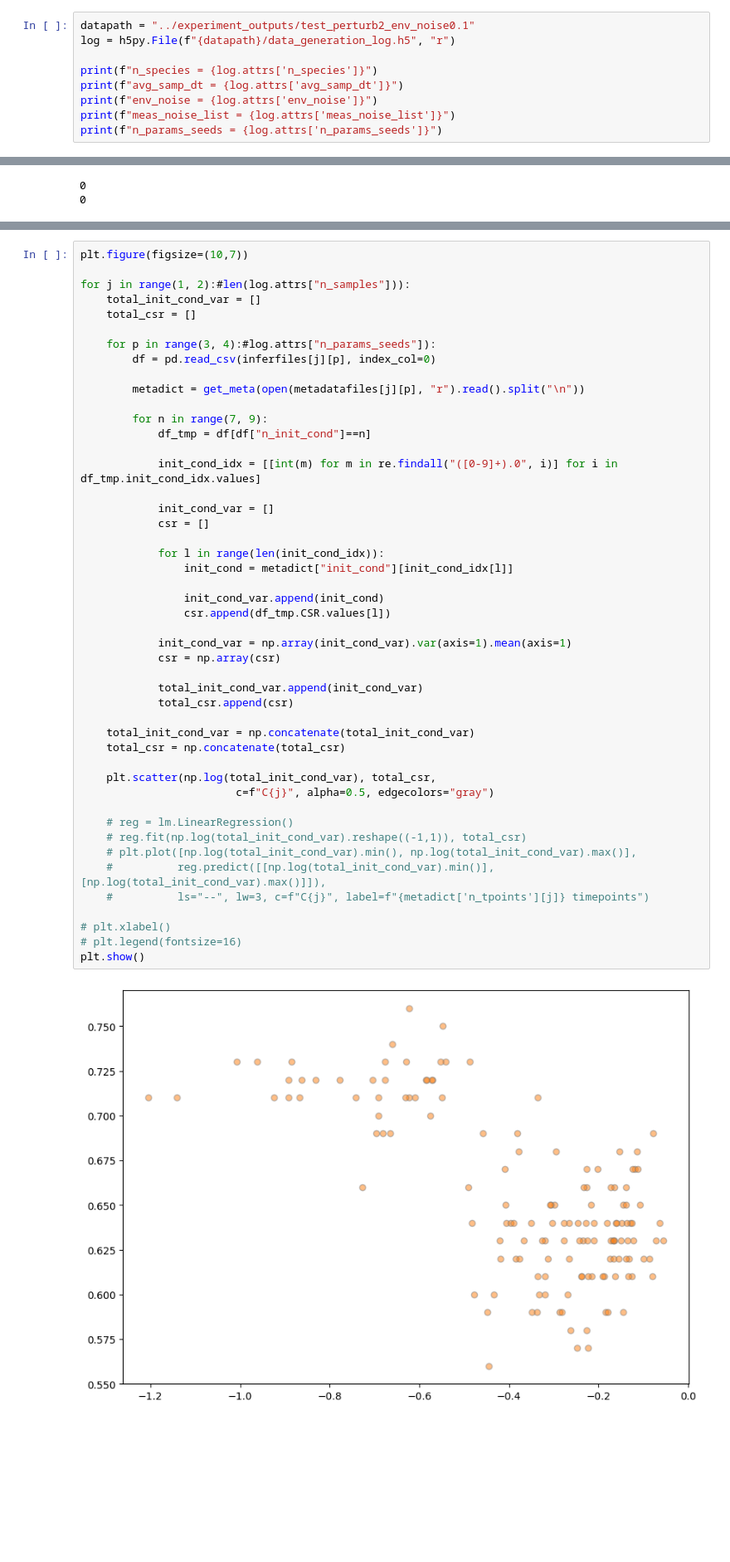
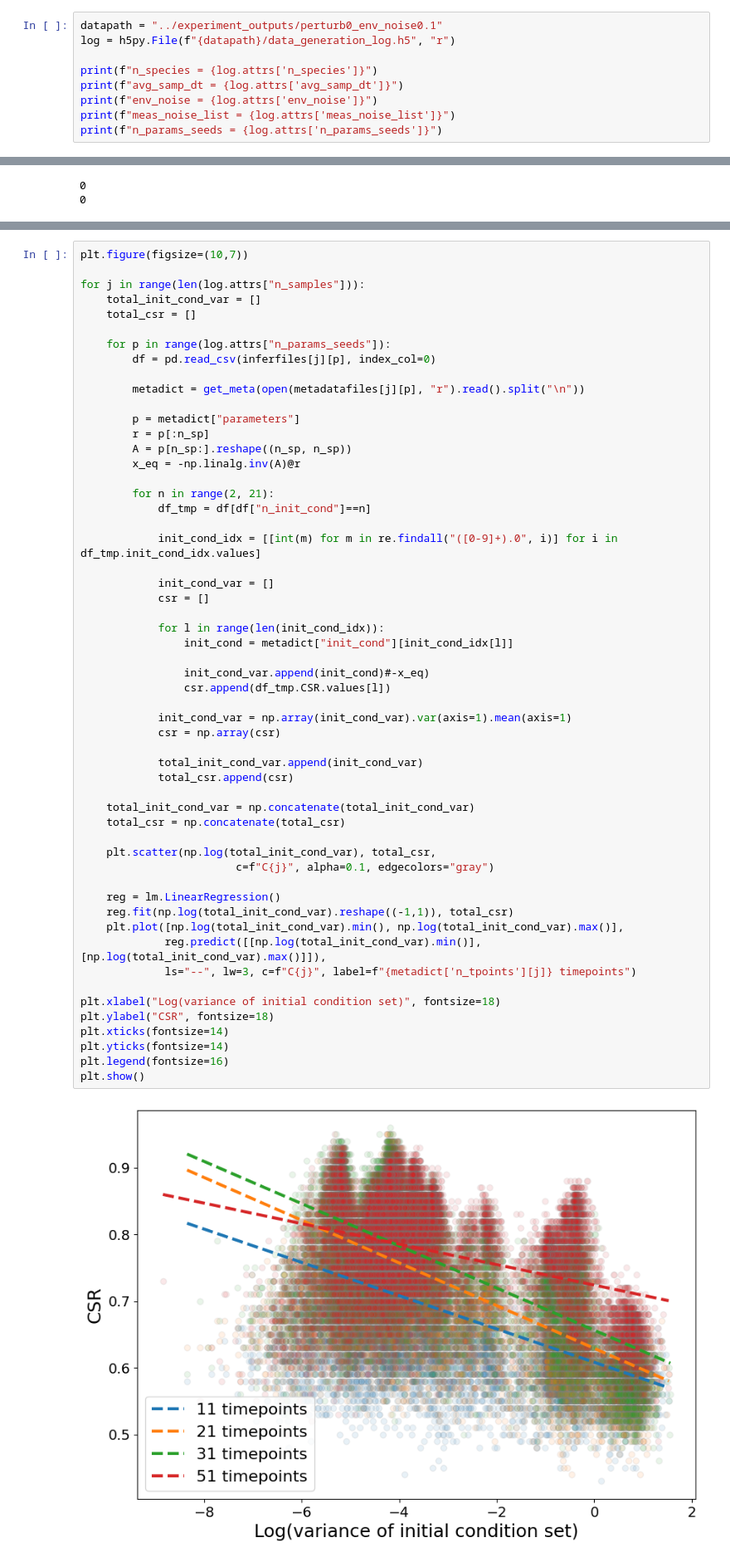
Before and after one commit to joaovaleriano/gLV_OED, a Jupyter notebook: notebooks/analysis_all_perturb.ipynb, the cells around one changed output, grey strips where cells are left out. Shown at 83% size. Cells and saved outputs as stored; diff of their text form; blank space fills up the shorter version.

```diff
--- a/notebooks/analysis_all_perturb.ipynb
+++ b/notebooks/analysis_all_perturb.ipynb
@@ -24,7 +22,7 @@ def natural_sort(l):
     alphanum_key = lambda key: [convert(c) for c in re.split('([0-9]+)', key)]
     return sorted(l, key=alphanum_key)
 # %%
-datapath = "../experiment_outputs/test_perturb2_env_noise0.1"
+datapath = "../experiment_outputs/perturb0_env_noise0.1"
 log = h5py.File(f"{datapath}/data_generation_log.h5", "r")
 
 print(f"n_species = {log.attrs['n_species']}")
@@ -332,52 +352,60 @@ len(df[df["n_init_cond"]==8])
 # %%
 plt.figure(figsize=(10,7))
 
-for j in range(1, 2):#len(log.attrs["n_samples"])):
+for j in range(len(log.attrs["n_samples"])):
     total_init_cond_var = []
     total_csr = []
 
-    for p in range(3, 4):#log.attrs["n_params_seeds"]):
+    for p in range(log.attrs["n_params_seeds"]):
         df = pd.read_csv(inferfiles[j][p], index_col=0)
 
         metadict = get_meta(open(metadatafiles[j][p], "r").read().split("\n"))
 
-        for n in range(7, 9):
+        p = metadict["parameters"]
+        r = p[:n_sp]
+        A = p[n_sp:].reshape((n_sp, n_sp))
+        x_eq = -np.linalg.inv(A)@r
+
+        for n in range(2, 21):
             df_tmp = df[df["n_init_cond"]==n]
 
             init_cond_idx = [[int(m) for m in re.findall("([0-9]+).0", i)] for i in df_tmp.init_cond_idx.values]
 
             init_cond_var = []
             csr = []
 
             for l in range(len(init_cond_idx)):
                 init_cond = metadict["init_cond"][init_cond_idx[l]]
 
-                init_cond_var.append(init_cond)
+                init_cond_var.append(init_cond)#-x_eq)
                 csr.append(df_tmp.CSR.values[l])
 
             init_cond_var = np.array(init_cond_var).var(axis=1).mean(axis=1)
             csr = np.array(csr)
 
             total_init_cond_var.append(init_cond_var)
             total_csr.append(csr)
 
     total_init_cond_var = np.concatenate(total_init_cond_var)
     total_csr = np.concatenate(total_csr)
 
     plt.scatter(np.log(total_init_cond_var), total_csr,
-                        c=f"C{j}", alpha=0.5, edgecolors="gray")
+                        c=f"C{j}", alpha=0.1, edgecolors="gray")
 
-    # reg = lm.LinearRegression()
-    # reg.fit(np.log(total_init_cond_var).reshape((-1,1)), total_csr)
-    # plt.plot([np.log(total_init_cond_var).min(), np.log(total_init_cond_var).max()],
-    #          reg.predict([[np.log(total_init_cond_var).min()], [np.log(total_init_cond_var).max()]]),
-    #          ls="--", lw=3, c=f"C{j}", label=f"{metadict['n_tpoints'][j]} timepoints")
+    reg = lm.LinearRegression()
+    reg.fit(np.log(total_init_cond_var).reshape((-1,1)), total_csr)
+    plt.plot([np.log(total_init_cond_var).min(), np.log(total_init_cond_var).max()],
+             reg.predict([[np.log(total_init_cond_var).min()], [np.log(total_init_cond_var).max()]]),
+             ls="--", lw=3, c=f"C{j}", label=f"{metadict['n_tpoints'][j]} timepoints")
 
-# plt.xlabel()
-# plt.legend(fontsize=16)
+plt.xlabel("Log(variance of initial condition set)", fontsize=18)
+plt.ylabel("CSR", fontsize=18)
+plt.xticks(fontsize=14)
+plt.yticks(fontsize=14)
+plt.legend(fontsize=16)
 plt.show()
 # %% [output]
-[figure, old version]
+[figure, new version]
 # %%
 # CSR ratios
 
```
Also changed, not shown: parts of 32 cells of this notebook, 2 other files.
